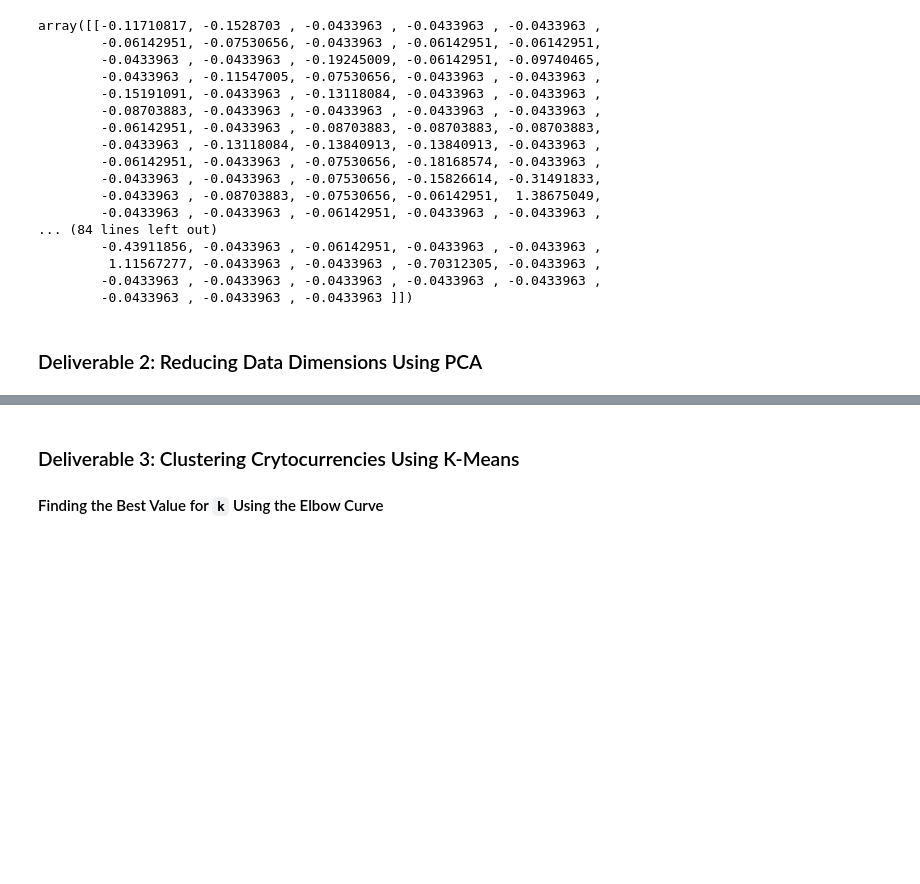
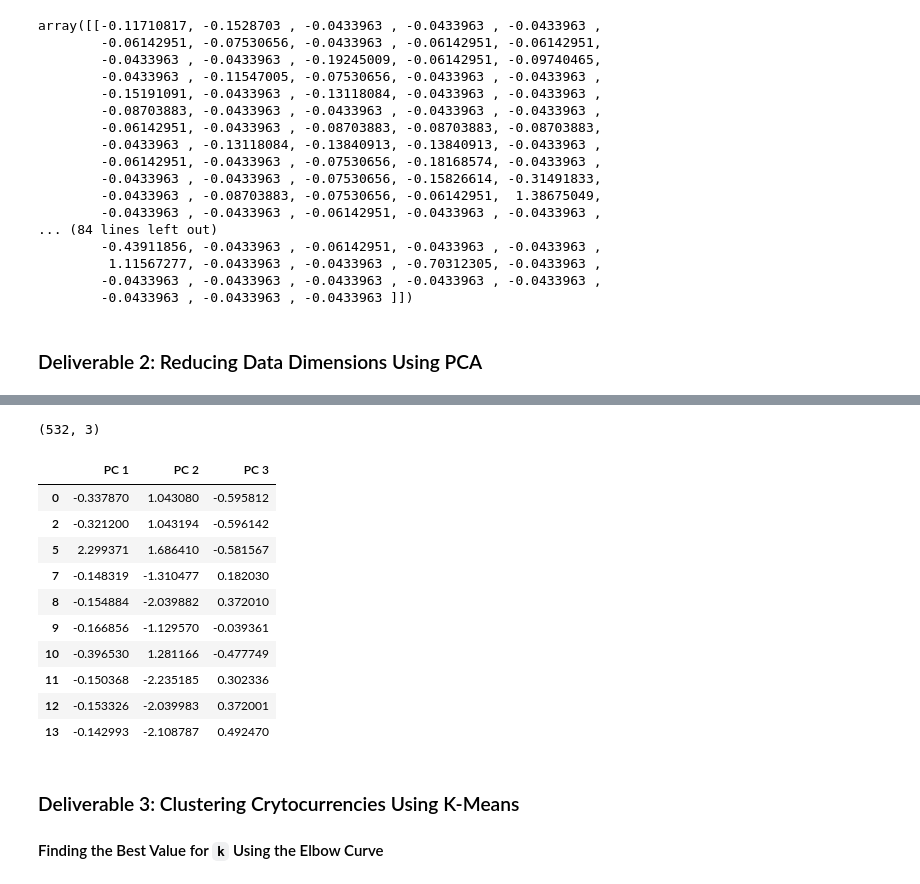
Before and after one commit to farbodjs/Cryptocurrencies, a Jupyter notebook: crypto_clustering.ipynb, the cells around one changed output, grey strips where cells are left out. Cells and saved outputs as stored; diff of their text form; code cells hidden in the pictures; blank space fills up the shorter version.

```diff
--- a/crypto_clustering.ipynb
+++ b/crypto_clustering.ipynb
@@ -225,3 +230,21 @@ crypto_pca
+# %%
+# Create a DataFrame with the three principal components.
+pcs_df = pd.DataFrame(crypto_pca, columns=["PC 1", "PC 2", "PC 3"], index=crypto_name_df.index)
+print(pcs_df.shape)
+pcs_df.head(10)
+# %% [output]
+(532, 3)
+|  | PC 1 | PC 2 | PC 3 |
+| 0 | -0.337870 | 1.043080 | -0.595812 |
+| 2 | -0.321200 | 1.043194 | -0.596142 |
+| 5 | 2.299371 | 1.686410 | -0.581567 |
+| 7 | -0.148319 | -1.310477 | 0.182030 |
+| 8 | -0.154884 | -2.039882 | 0.372010 |
+| 9 | -0.166856 | -1.129570 | -0.039361 |
+| 10 | -0.396530 | 1.281166 | -0.477749 |
+| 11 | -0.150368 | -2.235185 | 0.302336 |
+| 12 | -0.153326 | -2.039983 | 0.372001 |
+| 13 | -0.142993 | -2.108787 | 0.492470 |
 # %% [markdown]
 ### Deliverable 3: Clustering Crytocurrencies Using K-Means
 
```
Also changed, not shown: parts of 2 cells of this notebook.
